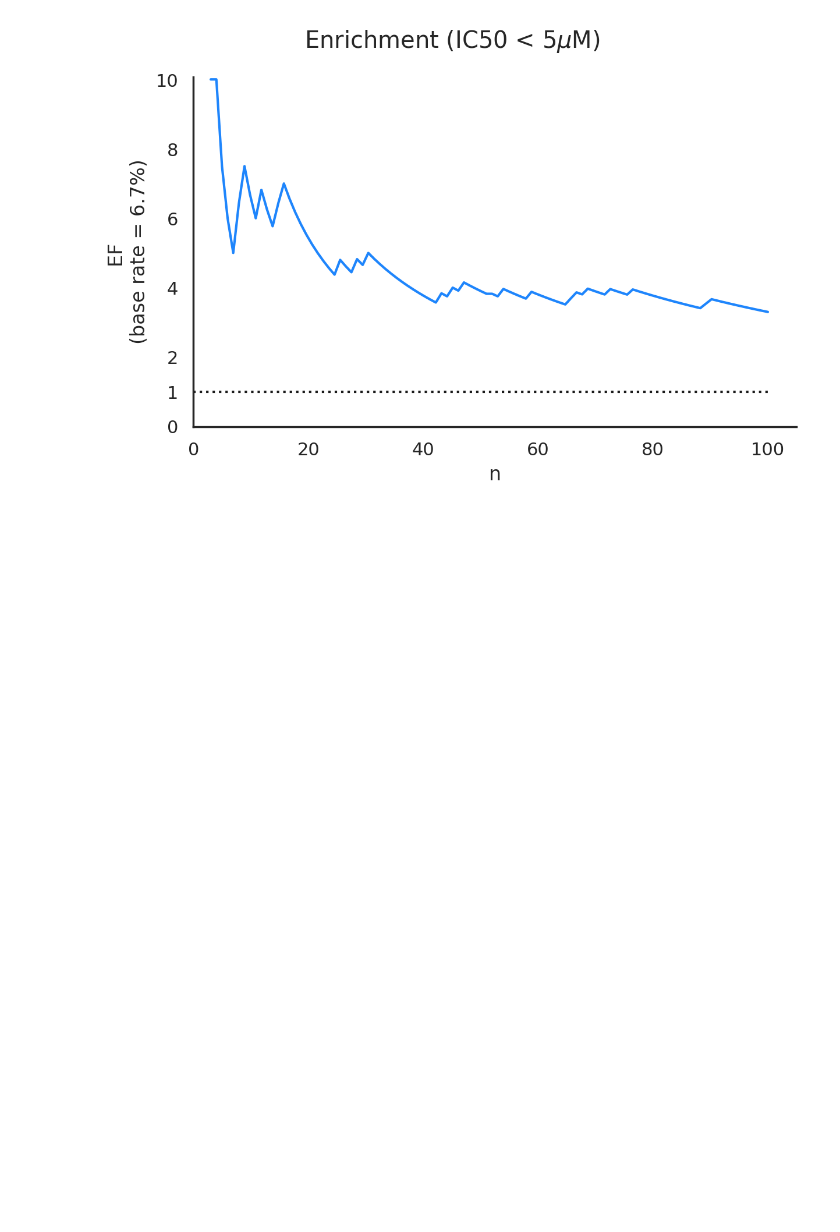
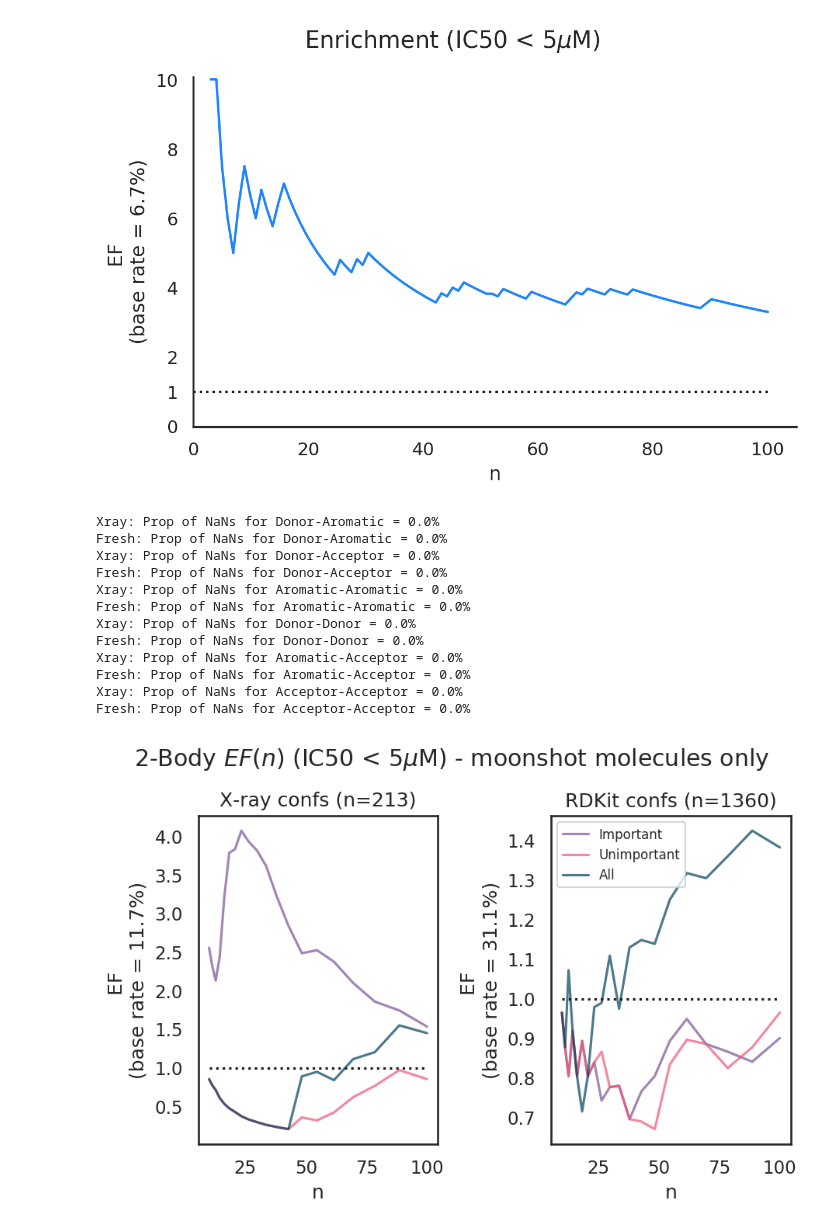
Before and after one commit to wjm41/fresco, a Jupyter notebook: notebooks/zinc_ef.ipynb, the cells around one changed output. Saved outputs shown, nothing was run; the diff lists cells and outputs as text; code cells hidden in the pictures; blank space fills up the shorter version.

Commit message:
added pains/chiral filtering, clutering compound selection, plotting functions

```diff
--- a/notebooks/zinc_ef.ipynb
+++ b/notebooks/zinc_ef.ipynb
@@ -108,7 +108,8 @@ def score_dist(kde, dist):
 
         return score
     else:
-        return np.nan
+        return -100
+        # return np.nan
 # %% [markdown]
 # Reading/Generating Conformers and Pharmacophores
 # %%
@@ -203,8 +204,5 @@ base rate = 31.1%
 # %%
-n_zinc = 100
-n_repeats = 3
-
-def gen_zinc(n=100):
+def gen_zinc(n_zinc=100):
     zinc_smi = pd.read_csv(
         '/rds-d2/user/wjm41/hpc-work/datasets/ZINC/zinc_250k.csv')['smiles'].values
 
@@ -277,9 +275,10 @@ pairs = important+unimportant
 EFs = []
 EFs_imp = []
 EFs_nonimp = []
+n_zinc = 5000
 
-for k in range(5):
-    zinc_df, zinc_pairs = gen_zinc(n=100)
+for k in range(1):
+    zinc_df, zinc_pairs = gen_zinc(n=n_zinc)
     for j,combo in enumerate(pairs):
         core_a,core_b = combo.split('-')
         kde = kde_dict_opt[combo]
@@ -436,14 +433,16 @@ for j,combo in enumerate(pairs):
 hit_dfs = [xray_df, fresh_df]
 for hit_df in hit_dfs:
     hit_df[pairs] = hit_df[pairs].astype(float)
-
-    hit_df['imp_score'] = np.nanmean(hit_df[important].to_numpy(), axis=1)
-    hit_df['nonimp_score'] = np.nanmean(hit_df[unimportant].to_numpy(), axis=1)
     hit_df['hit'] = hit_df['hit'].astype('Int64').astype(bool)
 
-    x = hit_df[pairs].to_numpy()
-    hit_df['both_score'] = np.nanmean(x, axis=1)
+    pairs_and_scores = [(important, 'imp_score'),
+                        (unimportant, 'nonimp_score'),
+                        (pairs, 'both_score')]
 
+    for pair, score in pairs_and_scores:
+        x = hit_df[pair].to_numpy()
+        x[np.all(np.isnan(x), axis=1)] = -100
+        hit_df[score] = np.nanmean(x, axis=1)
 
 n_list = np.logspace(start=1, stop=2, num=20) # only check from 10 to 100
 
@@ -458,30 +457,44 @@ fresh_EF_nonimp = [enrichment(fresh_df, n=int(n), score='nonimp_score') for n in
 xray_prop = len(xray_df[xray_df['hit']])/len(xray_df)
 fresh_prop = len(fresh_df[fresh_df['hit']])/len(fresh_df)
 
 # PLOTTING
 
 fig, axs = plt.subplots(nrows=1, ncols=2, sharex=True, dpi=150, constrained_layout=True)
 axs[0].plot(n_list, xray_EF_imp, '-', label='Important',
             color='#7a5195', alpha=0.7)
 axs[0].plot(n_list, xray_EF_nonimp, '-', label='Unimportant', color='#ef5675', alpha=0.7)
 axs[0].plot(n_list, xray_EF, '-', label='All', color='#003f5c', alpha=0.7)
 
 axs[1].plot(n_list, fresh_EF_imp, '-', label='Important', color='#7a5195', alpha=0.7)
 axs[1].plot(n_list, fresh_EF_nonimp, '-', label='Unimportant', color='#ef5675', alpha=0.7)
 axs[1].plot(n_list, fresh_EF, '-', label='All', color='#003f5c', alpha=0.7)
 
 fig.suptitle(r'2-Body $EF(n)$ (IC50 < {}$\mu$M) - moonshot molecules only'.format(threshold))
 axs[0].set_title('X-ray confs (n={})'.format(len(xray_df)))
 axs[1].set_title('RDKit confs (n={})'.format(len(fresh_df)))
 plt.legend(prop={'size': 8})
 
 for ax in axs:
     ax.plot(n_list, np.ones_like(n_list), 'k:')
 
     # extraticks = [1]
     # ax.set_yticks(list(plt.yticks()[0]) + extraticks)
     # ax.set_ylim(bottom=0)
     ax.set_xlabel('n')
 axs[0].set_ylabel('EF \n(base rate = {:.1f}%)'.format(xray_prop*100))
 axs[1].set_ylabel('EF \n(base rate = {:.1f}%)'.format(fresh_prop*100))
 plt.show()
+# %% [output]
+Xray: Prop of NaNs for Donor-Aromatic = 0.0%
+Fresh: Prop of NaNs for Donor-Aromatic = 0.0%
+Xray: Prop of NaNs for Donor-Acceptor = 0.0%
+Fresh: Prop of NaNs for Donor-Acceptor = 0.0%
+Xray: Prop of NaNs for Aromatic-Aromatic = 0.0%
+Fresh: Prop of NaNs for Aromatic-Aromatic = 0.0%
+Xray: Prop of NaNs for Donor-Donor = 0.0%
+Fresh: Prop of NaNs for Donor-Donor = 0.0%
+Xray: Prop of NaNs for Aromatic-Acceptor = 0.0%
+Fresh: Prop of NaNs for Aromatic-Acceptor = 0.0%
+Xray: Prop of NaNs for Acceptor-Acceptor = 0.0%
+Fresh: Prop of NaNs for Acceptor-Acceptor = 0.0%
+[figure, added]
```
Also changed, not shown: parts of 2 cells of this notebook, 5 other files.
